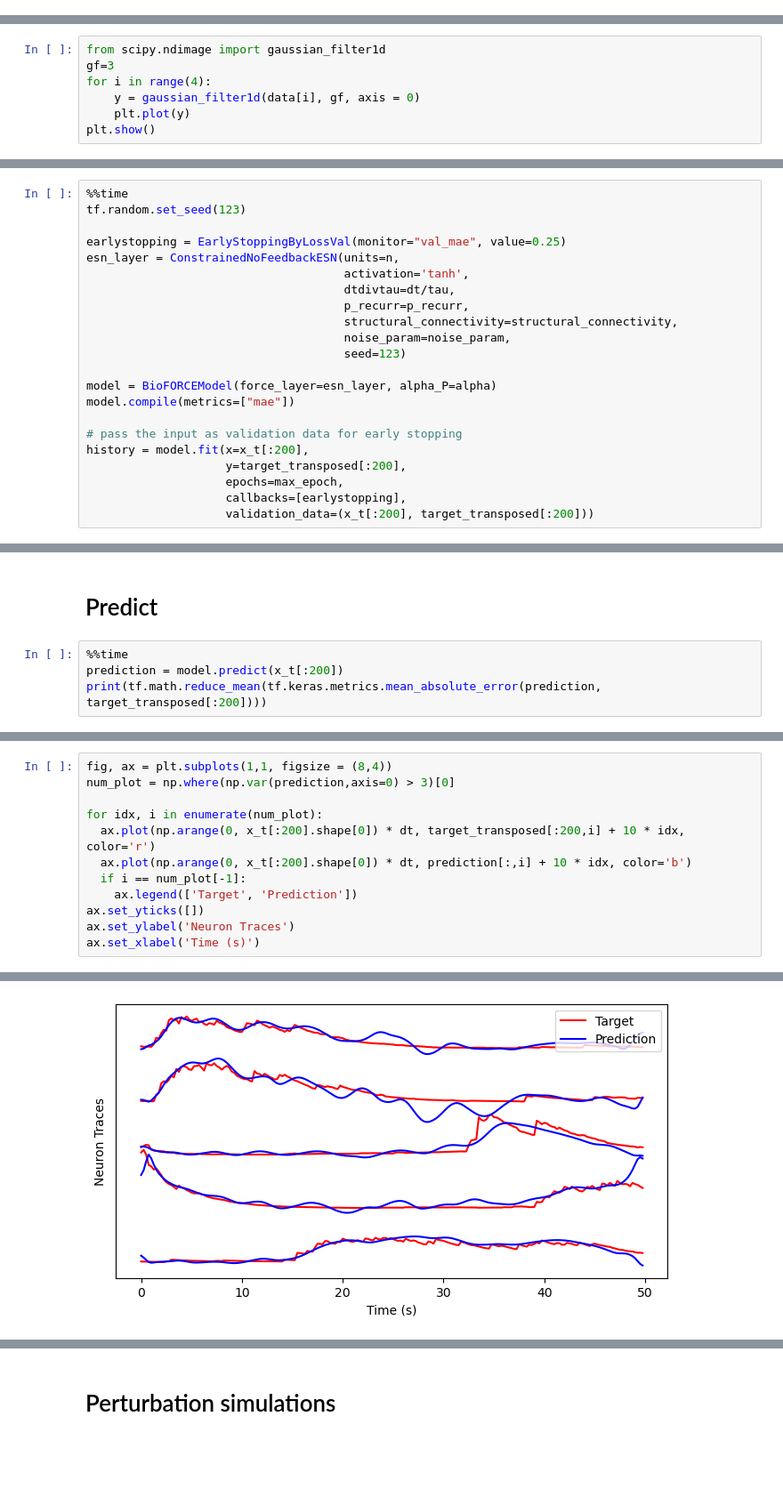
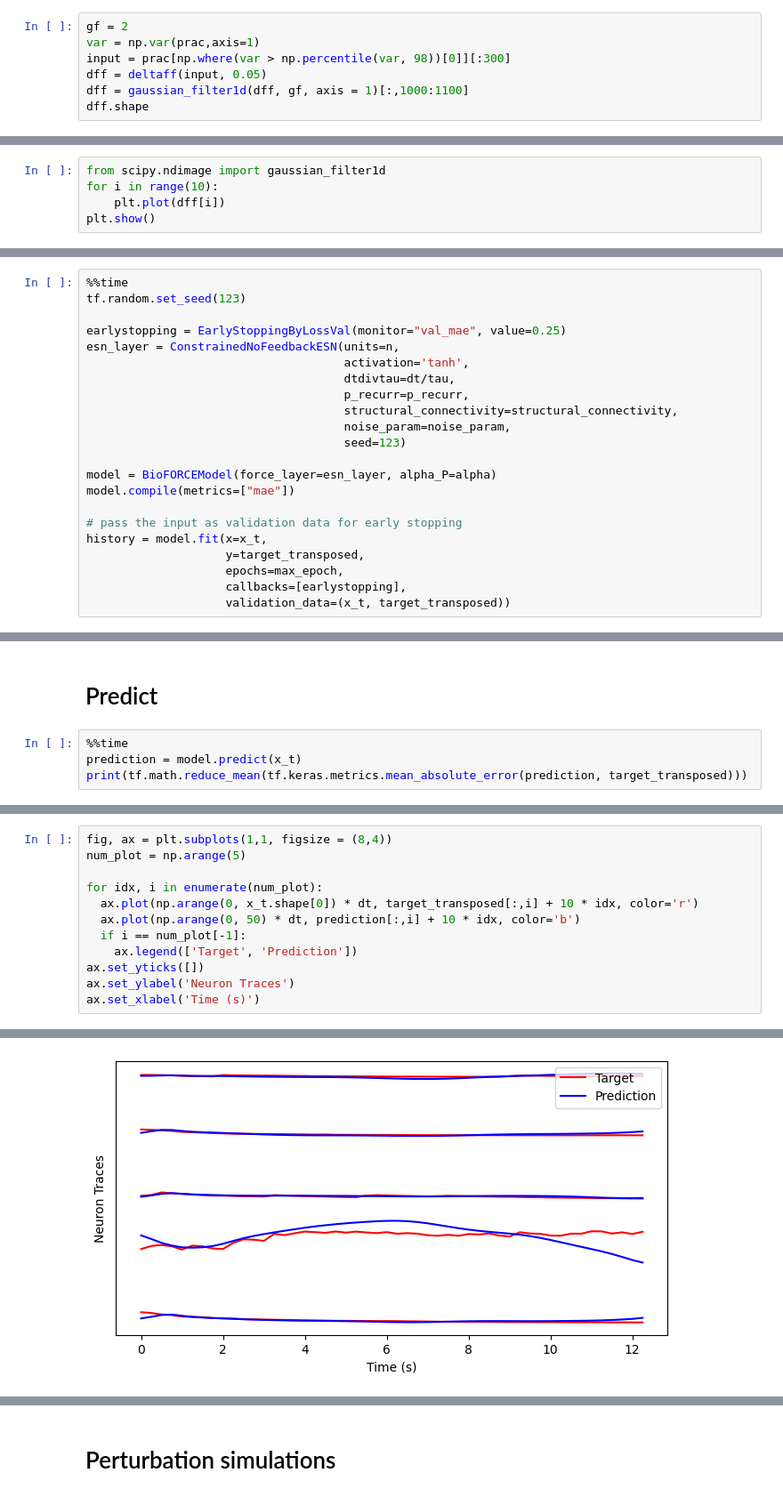
Before and after one commit to dmnburrows/multiscale_dev_dynamics, a Jupyter notebook: FORCE_model.ipynb, the cells around one changed output, grey strips where cells are left out. Shown: that part at 89% size. Drawn from its saved outputs; the diff is of its cells as text; blank space fills up the shorter version.

```diff
--- a/FORCE_model.ipynb
+++ b/FORCE_model.ipynb
@@ -92,0 +122,7 @@ AttributeError: 'NpzFile' object has no attribute 'shape'
+# %%
+gf = 2
+var = np.var(prac,axis=1)
+input = prac[np.where(var > np.percentile(var, 98))[0]][:300]
+dff = deltaff(input, 0.05)
+dff = gaussian_filter1d(dff, gf, axis = 1)[:,1000:1100]
+dff.shape
@@ -93,8 +131,6 @@ AttributeError: 'NpzFile' object has no attribute 'shape'
 # %%
 from scipy.ndimage import gaussian_filter1d
-gf=3
-for i in range(4):
-    y = gaussian_filter1d(data[i], gf, axis = 0)
-    plt.plot(y)
+for i in range(10):
+    plt.plot(dff[i])
 plt.show()
 # %% [output]
@@ -159,10 +191,10 @@ model = BioFORCEModel(force_layer=esn_layer, alpha_P=alpha)
 model.compile(metrics=["mae"])
 
 # pass the input as validation data for early stopping
-history = model.fit(x=x_t[:200],
-                    y=target_transposed[:200],
+history = model.fit(x=x_t,
+                    y=target_transposed,
                     epochs=max_epoch,
                     callbacks=[earlystopping],
-                    validation_data=(x_t[:200], target_transposed[:200]))
+                    validation_data=(x_t, target_transposed))
 # %% [output]
 Epoch 1/100
@@ -190,6 +221,6 @@ NameError: name 'l' is not defined
 # Predict
 # %%
 %%time
-prediction = model.predict(x_t[:200])
-print(tf.math.reduce_mean(tf.keras.metrics.mean_absolute_error(prediction, target_transposed[:200])))
+prediction = model.predict(x_t)
+print(tf.math.reduce_mean(tf.keras.metrics.mean_absolute_error(prediction, target_transposed)))
 # %% [output]
@@ -209,18 +231,18 @@ array([  5,  34, 251, 309, 346])
 # %%
 fig, ax = plt.subplots(1,1, figsize = (8,4))
-num_plot = np.where(np.var(prediction,axis=0) > 3)[0]
+num_plot = np.arange(5)
 
 for idx, i in enumerate(num_plot):
-  ax.plot(np.arange(0, x_t[:200].shape[0]) * dt, target_transposed[:200,i] + 10 * idx, color='r')
-  ax.plot(np.arange(0, x_t[:200].shape[0]) * dt, prediction[:,i] + 10 * idx, color='b')
+  ax.plot(np.arange(0, x_t.shape[0]) * dt, target_transposed[:,i] + 10 * idx, color='r')
+  ax.plot(np.arange(0, 50) * dt, prediction[:,i] + 10 * idx, color='b')
   if i == num_plot[-1]:
     ax.legend(['Target', 'Prediction'])
 ax.set_yticks([])
 ax.set_ylabel('Neuron Traces')
 ax.set_xlabel('Time (s)')
 # %% [output]
 Text(0.5, 0, 'Time (s)')
-[figure, old version]
+[figure, new version]
 # %%
 assert prediction.shape == target_transposed[:200].shape
 pca = PCA(n_components=2)
```
Also changed, not shown: parts of 28 cells of this notebook.
